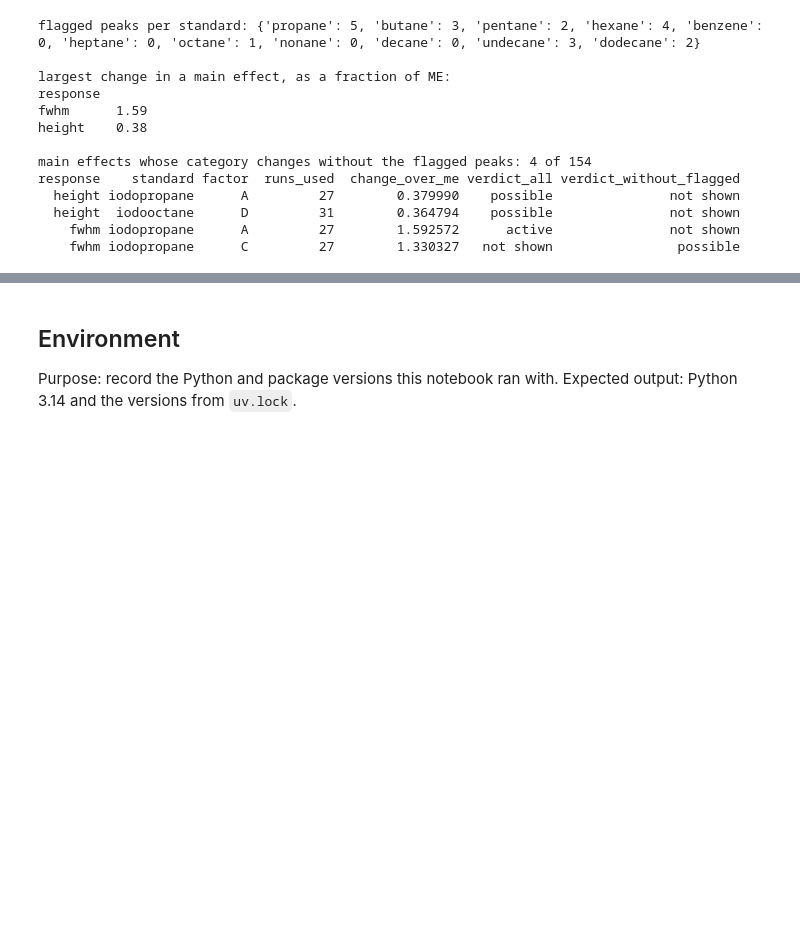
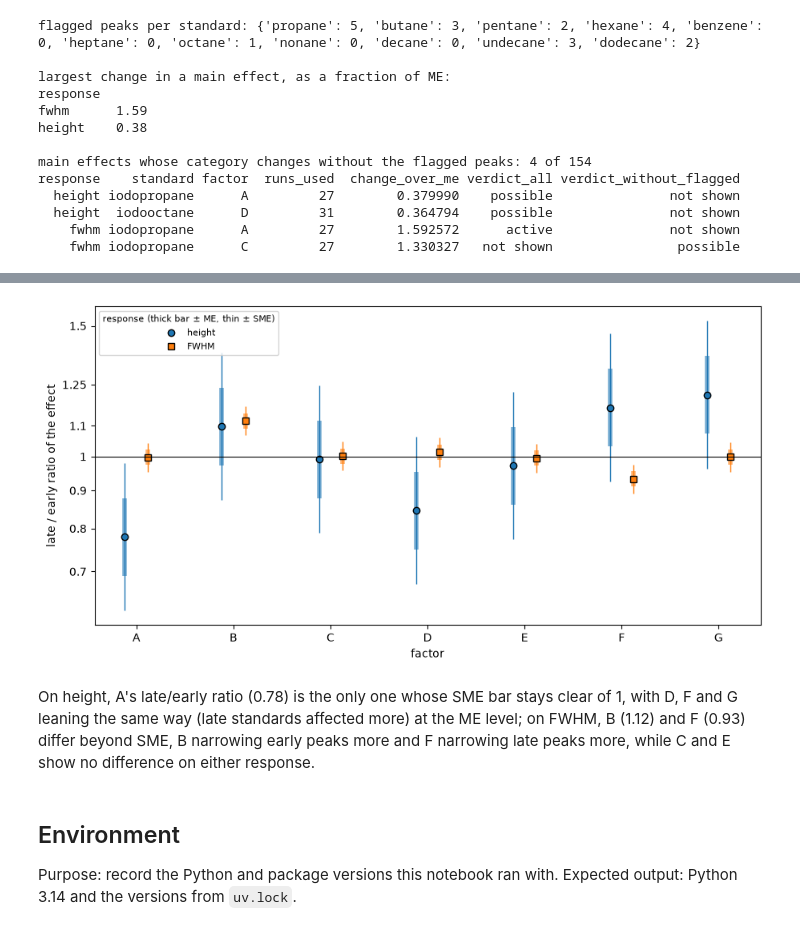
Before and after one commit to mabedin123/chem527-project, a Jupyter notebook: analysis.ipynb, the cells around one changed output, grey strips where cells are left out. Saved outputs shown, nothing was run; the diff lists cells and outputs as text; code cells hidden in the pictures; blank space fills up the shorter version.

```diff
--- a/analysis.ipynb
+++ b/analysis.ipynb
@@ -41,6 +41,8 @@ MIN_SIGNAL_TO_NOISE = 10  # height / noise below which a peak is flagged: the us
 FLAT_TOP_POINTS = 3  # raw points sharing the apex value at or above which a peak is flagged as possibly saturated
 NEIGHBOR_PROMINENCE = 0.05  # fraction of the peak's height: another peak at least this prominent inside the window is flagged as a neighbor
 ALPHA = 0.05  # significance level for Lenth's ME and SME: the conventional 5 %
+EARLY_STANDARDS = ["iodobutane", "iodopentane", "iodohexane"]  # first three after iodopropane, which sits on the solvent tail and whose width results were not robust (Step 5)
+LATE_STANDARDS = ["iododecane", "iodoundecane", "iodododecane"]  # last three to elute; the five in between are left out so the groups are clearly apart
 # %% [markdown]
 ## Load the data
 
@@ -811,3 +895,29 @@ response    standard factor  runs_used  change_over_me verdict_all verdict_witho
+# %%
+fig, ax = plt.subplots(figsize=(9, 4.5), layout="constrained")
+positions = np.arange(len(FACTORS))
+for offset, (response, marker, color) in zip([-0.12, 0.12], [("height", "o", "tab:blue"), ("fwhm", "s", "tab:orange")]):
+    subset = (comparison[(comparison["response"] == response) & (comparison["comparison"] == "late_vs_early")]
+              .set_index("contrast").loc[FACTORS])
+    centre = subset["effect"].to_numpy()  # ln units
+    x = positions + offset
+    ax.vlines(x, np.exp(centre - subset["sme"]), np.exp(centre + subset["sme"]), color=color, linewidth=1)
+    ax.vlines(x, np.exp(centre - subset["me"]), np.exp(centre + subset["me"]), color=color, linewidth=4, alpha=0.6)
+    ax.plot(x, np.exp(centre), marker=marker, linestyle="none", color=color, markeredgecolor="black",
+            label=f"{response}" if response == "height" else "FWHM")
+ax.axhline(1, color="black", linewidth=0.8)
+ax.set_yscale("log")
+ticks = [0.7, 0.8, 0.9, 1, 1.1, 1.25, 1.5]
+ax.yaxis.set_minor_locator(matplotlib.ticker.NullLocator())
+ax.set_yticks(ticks, [f"{tick:g}" for tick in ticks])
+ax.set_xticks(positions, FACTORS)
+ax.set_xlabel("factor")
+ax.set_ylabel("late / early ratio of the effect")
+ax.legend(title="response (thick bar ± ME, thin ± SME)", loc="upper left", fontsize=8, title_fontsize=8)
+plt.show()
+# %% [output]
+[figure, added]
+# %% [markdown]
+On height, A's late/early ratio (0.78) is the only one whose SME bar stays clear of 1, with D, F and G leaning the same way (late standards affected more) at the ME level; on FWHM, B (1.12) and F (0.93) differ beyond SME, B narrowing early peaks more and F narrowing late peaks more, while C and E show no difference on either response.
 # %% [markdown]
 ## Environment
 
```
Also changed, not shown: parts of 3 cells of this notebook.
